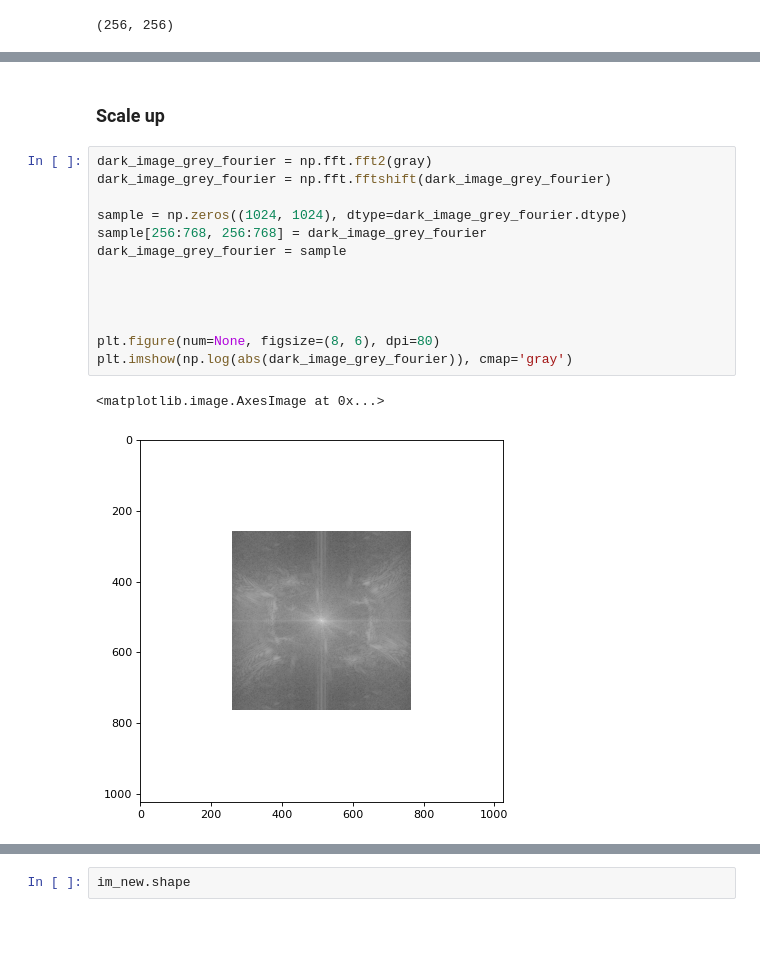
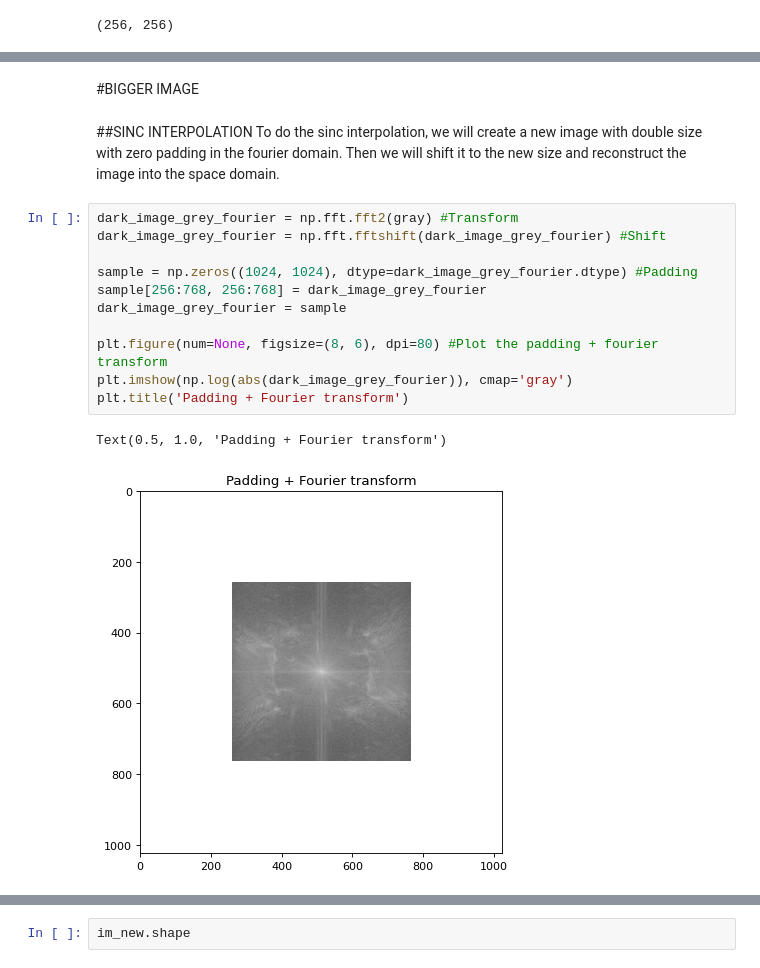
Before and after one commit to lyshuga/Signal_processing, a Jupyter notebook: Fourier transform/Fourier_image.ipynb, the cells around one changed output, grey strips where cells are left out. Cells and saved outputs as stored; diff of their text form; blank space fills up the shorter version.

Commit message:
image ready

```diff
--- a/Fourier transform/Fourier_image.ipynb
+++ b/Fourier transform/Fourier_image.ipynb
@@ -93,19 +103,20 @@ plt.show()
-# %% [markdown]
-### Scale up
+# %% [markdown]
+#BIGGER IMAGE
+# %% [markdown]
+##SINC INTERPOLATION
+To do the sinc interpolation, we will create a new image with double size with zero padding in the fourier domain. Then we will shift it to the new size and reconstruct the image into the space domain.
 # %%
-dark_image_grey_fourier = np.fft.fft2(gray)
-dark_image_grey_fourier = np.fft.fftshift(dark_image_grey_fourier)
+dark_image_grey_fourier = np.fft.fft2(gray) #Transform
+dark_image_grey_fourier = np.fft.fftshift(dark_image_grey_fourier) #Shift
 
-sample = np.zeros((1024, 1024), dtype=dark_image_grey_fourier.dtype)
+sample = np.zeros((1024, 1024), dtype=dark_image_grey_fourier.dtype) #Padding
 sample[256:768, 256:768] = dark_image_grey_fourier
 dark_image_grey_fourier = sample
 
-
-
-
-plt.figure(num=None, figsize=(8, 6), dpi=80)
+plt.figure(num=None, figsize=(8, 6), dpi=80) #Plot the padding + fourier transform
 plt.imshow(np.log(abs(dark_image_grey_fourier)), cmap='gray')
+plt.title('Padding + Fourier transform')
 # %% [output]
-<matplotlib.image.AxesImage at 0x...>
+Text(0.5, 1.0, 'Padding + Fourier transform')
-[figure, old version]
+[figure, new version]
 # %%
```
Also changed, not shown: parts of 26 cells of this notebook.
